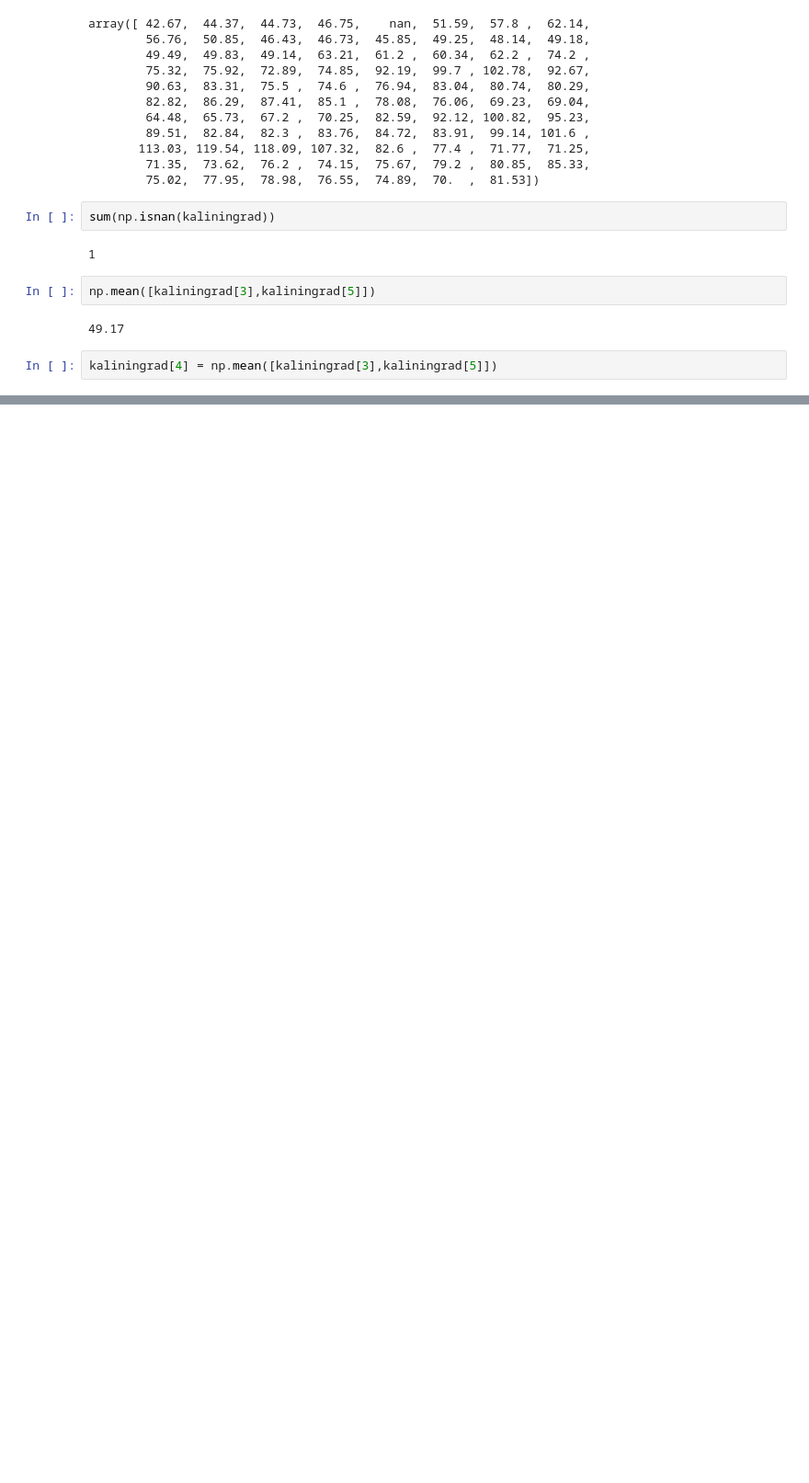
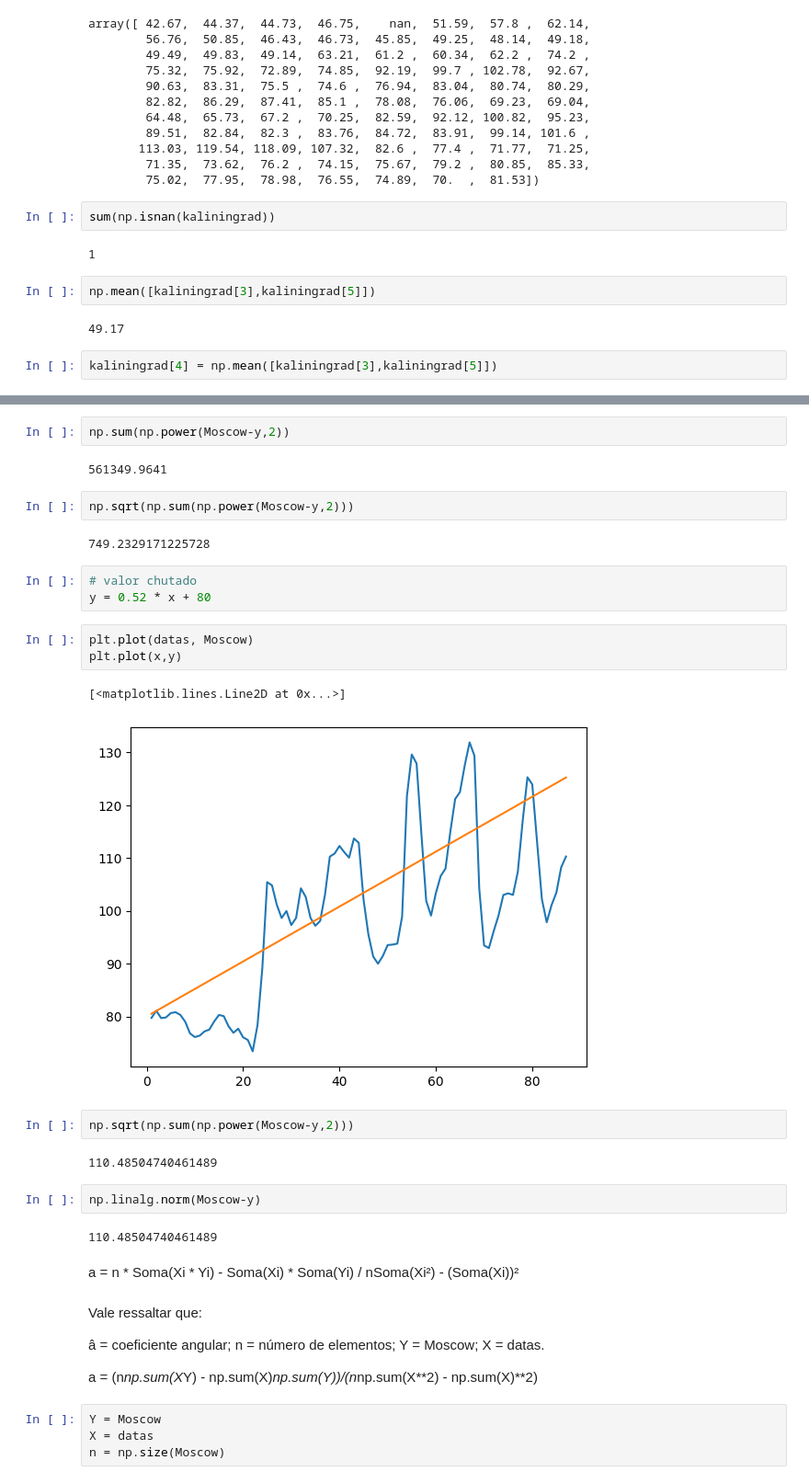
Before and after one commit to marcelojsil/alura-datascience, a Jupyter notebook: Untitled0.ipynb, the cells around one changed output, grey strips where cells are left out. Shown at 92% size. Cells and saved outputs as stored; diff of their text form; blank space fills up the shorter version.

```diff
--- a/Untitled0.ipynb
+++ b/Untitled0.ipynb
@@ -151,0 +202,41 @@ plt.plot(np.arange(1,13,1), Moscow_ano1)
+# %%
+np.sum(np.power(Moscow-y,2))
+# %% [output]
+561349.9641
+# %%
+np.sqrt(np.sum(np.power(Moscow-y,2)))
+# %% [output]
+749.2329171225728
+# %%
+# valor chutado
+y = 0.52 * x + 80
+# %%
+plt.plot(datas, Moscow)
+plt.plot(x,y)
+# %% [output]
+[<matplotlib.lines.Line2D at 0x...>]
+[figure, added]
+# %%
+np.sqrt(np.sum(np.power(Moscow-y,2)))
+# %% [output]
+110.48504740461489
+# %%
+np.linalg.norm(Moscow-y)
+# %% [output]
+110.48504740461489
+# %% [markdown]
+a = n * Soma(Xi * Yi) - Soma(Xi) * Soma(Yi) / nSoma(Xi²) - (Soma(Xi))²
+# %% [markdown]
+Vale ressaltar que:
+
+â = coeficiente angular;
+n = número de elementos;
+Y = Moscow;
+X = datas.
+
+
+a = (n*np.sum(X*Y) - np.sum(X)*np.sum(Y))/(n*np.sum(X**2) - np.sum(X)**2)
+# %%
+Y = Moscow
+X = datas
+n = np.size(Moscow)
```
Also changed, not shown: parts of 12 cells of this notebook.
